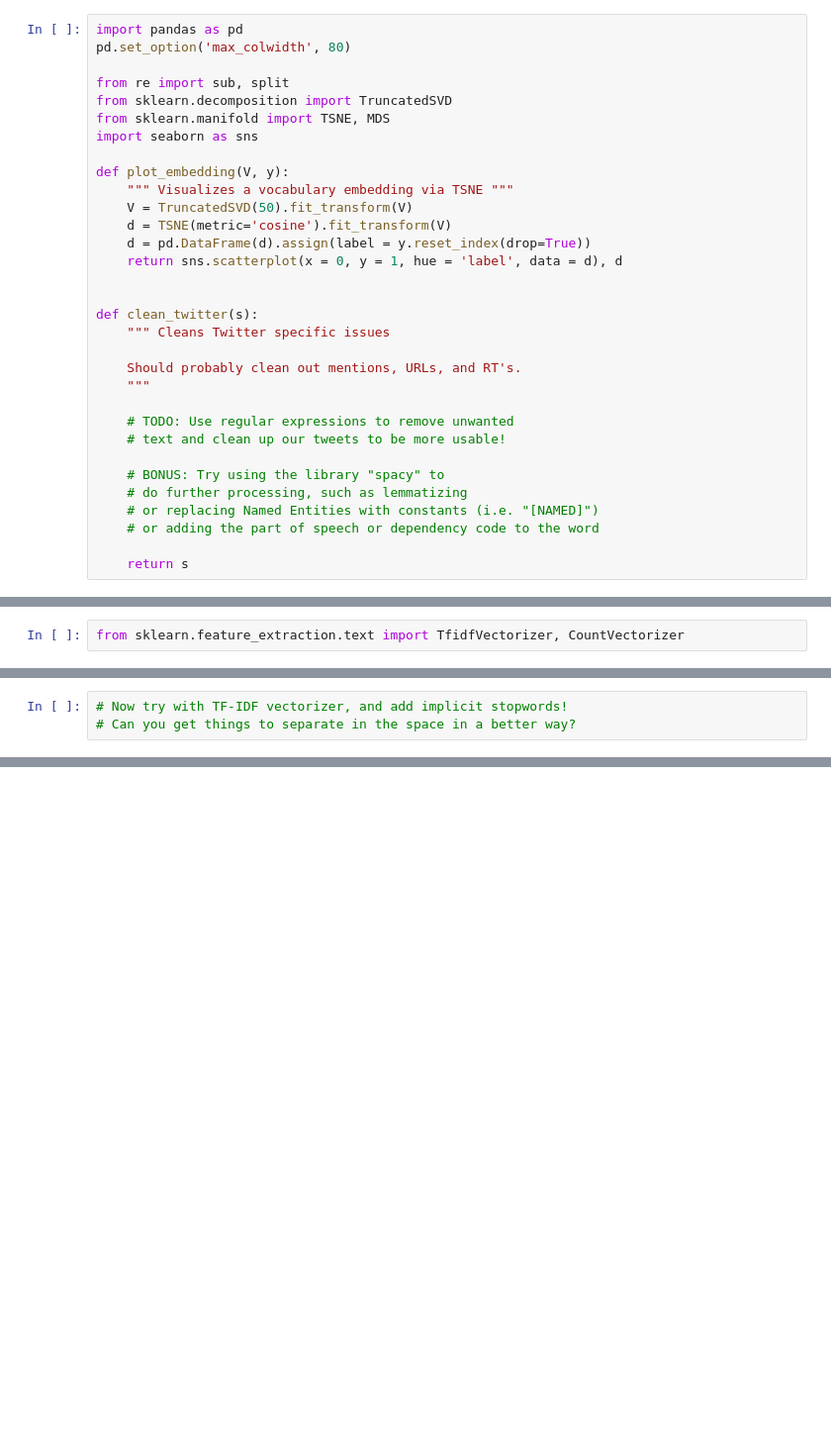
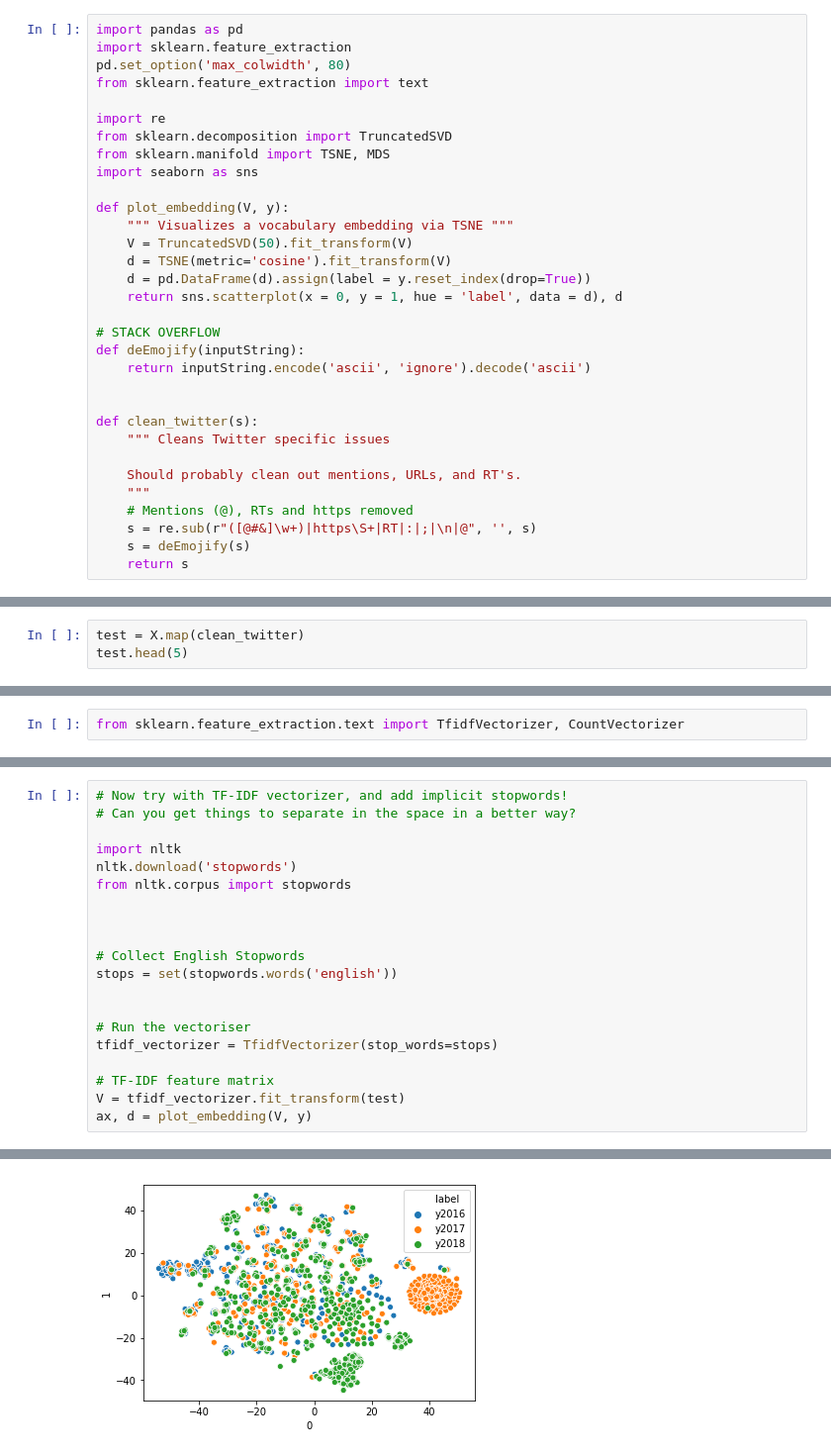
Before and after one commit to nandanrao/text-mining, a Jupyter notebook: exercise-1.ipynb, the cells around one changed output, grey strips where cells are left out. Shown at 99% size. Cells and saved outputs as stored; diff of their text form; blank space fills up the shorter version.

```diff
--- a/exercise-1.ipynb
+++ b/exercise-1.ipynb
@@ -1,8 +1,10 @@
 # %%
 import pandas as pd
+import sklearn.feature_extraction
 pd.set_option('max_colwidth', 80)
+from sklearn.feature_extraction import text
 
-from re import sub, split
+import re
 from sklearn.decomposition import TruncatedSVD
 from sklearn.manifold import TSNE, MDS
 import seaborn as sns
@@ -14,21 +16,19 @@ def plot_embedding(V, y):
     d = pd.DataFrame(d).assign(label = y.reset_index(drop=True))
     return sns.scatterplot(x = 0, y = 1, hue = 'label', data = d), d
 
+# STACK OVERFLOW
+def deEmojify(inputString):
+    return inputString.encode('ascii', 'ignore').decode('ascii')
+
 
 def clean_twitter(s):
     """ Cleans Twitter specific issues
 
     Should probably clean out mentions, URLs, and RT's.
     """
-
-    # TODO: Use regular expressions to remove unwanted
-    # text and clean up our tweets to be more usable!
-
-    # BONUS: Try using the library "spacy" to
-    # do further processing, such as lemmatizing
-    # or replacing Named Entities with constants (i.e. "[NAMED]")
-    # or adding the part of speech or dependency code to the word
-
+    # Mentions (@), RTs and https removed
+    s = re.sub(r"([@#&]\w+)|https\S+|RT|:|;|\n|@", '', s)
+    s = deEmojify(s)
     return s
 # %%
 X = pd.read_csv('data/tweets.csv').tweet
@@ -37,0 +36,3 @@ X.map(clean_twitter)
+# %%
+test = X.map(clean_twitter)
+test.head(5)
@@ -53,3 +67,21 @@ ax, d = plot_embedding(V, y)
 # %%
 # Now try with TF-IDF vectorizer, and add implicit stopwords!
 # Can you get things to separate in the space in a better way?
+
+import nltk
+nltk.download('stopwords')
+from nltk.corpus import stopwords
+
+
+
+# Collect English Stopwords
+stops = set(stopwords.words('english'))
+
+
+# Run the vectoriser
+tfidf_vectorizer = TfidfVectorizer(stop_words=stops)
+
+# TF-IDF feature matrix
+V = tfidf_vectorizer.fit_transform(test)
+ax, d = plot_embedding(V, y)
+# %% [output]
@@ -55,0 +91 @@ ax, d = plot_embedding(V, y)
+[figure, added]
```
Also changed, not shown: parts of 6 cells of this notebook.
